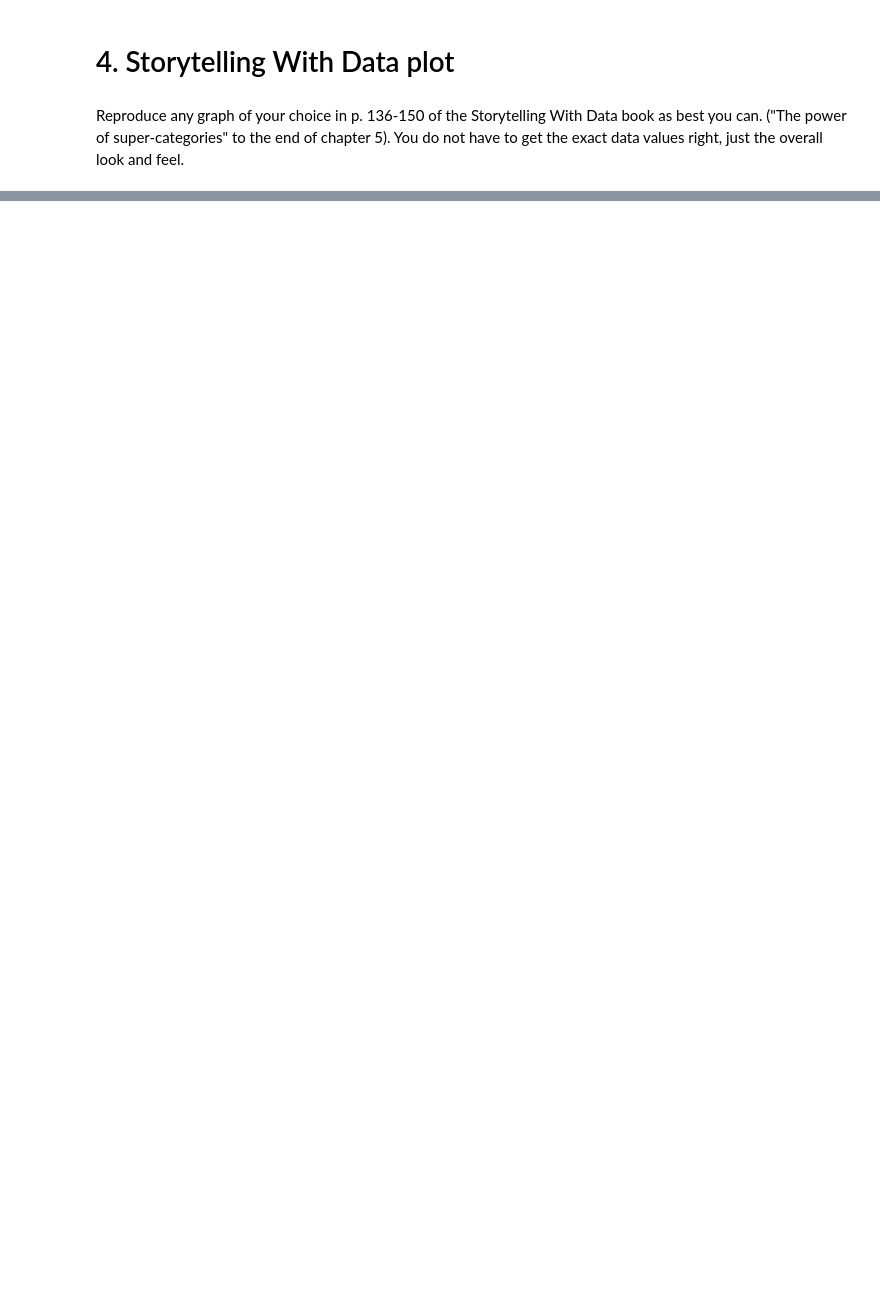
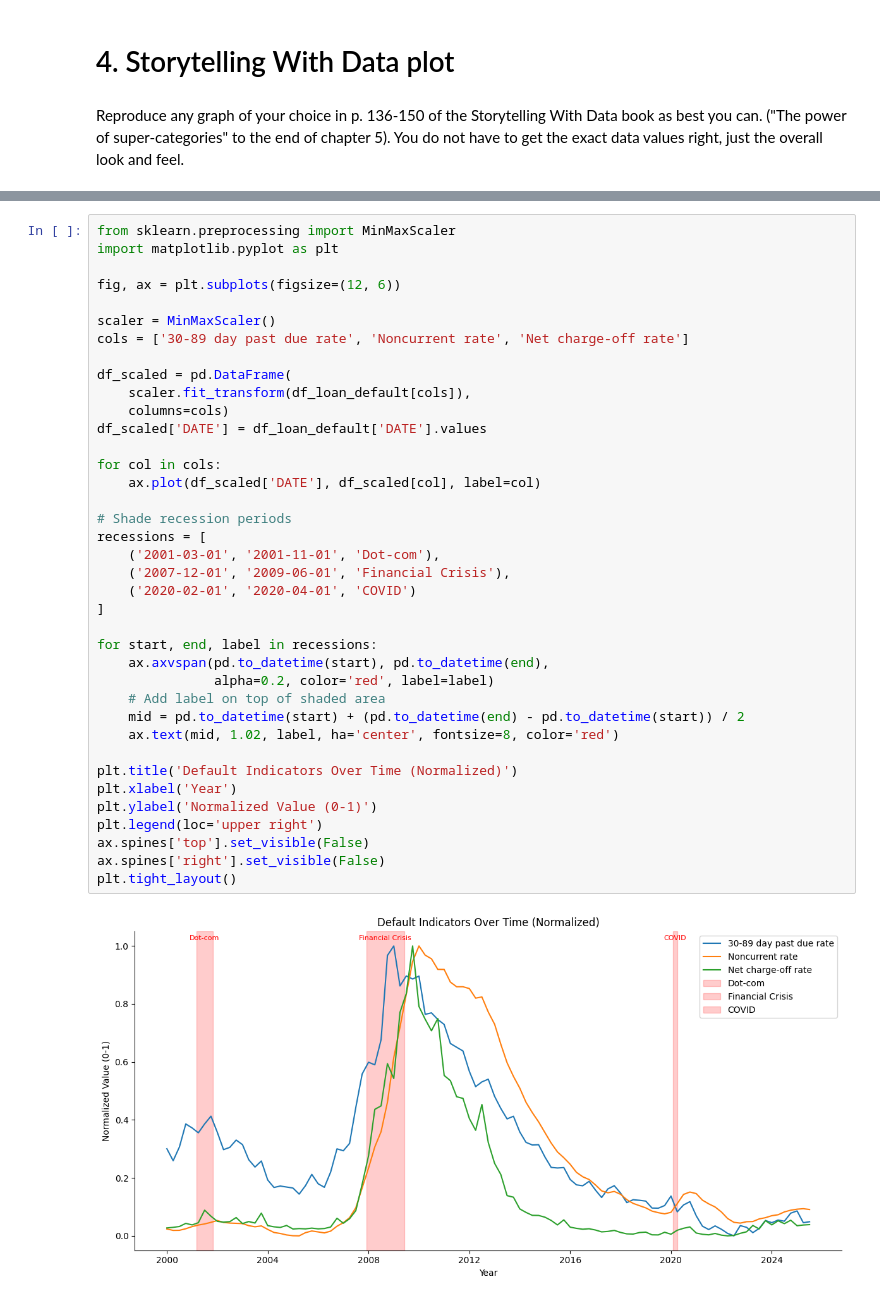
Before and after one commit to freddfredge/MIlestone-4-Capstone-DX69902, a Jupyter notebook: Week9.ipynb, the cells around one changed output, grey strips where cells are left out. Cells and saved outputs as stored; diff of their text form; blank space fills up the shorter version.

```diff
--- a/Week9.ipynb
+++ b/Week9.ipynb
@@ -195,0 +265,40 @@ Reproduce any graph of your choice in p. 136-150 of the Storytelling With Data b
+# %%
+from sklearn.preprocessing import MinMaxScaler
+import matplotlib.pyplot as plt
+
+fig, ax = plt.subplots(figsize=(12, 6))
+
+scaler = MinMaxScaler()
+cols = ['30-89 day past due rate', 'Noncurrent rate', 'Net charge-off rate']
+
+df_scaled = pd.DataFrame(
+    scaler.fit_transform(df_loan_default[cols]),
+    columns=cols)
+df_scaled['DATE'] = df_loan_default['DATE'].values
+
+for col in cols:
+    ax.plot(df_scaled['DATE'], df_scaled[col], label=col)
+
+# Shade recession periods
+recessions = [
+    ('2001-03-01', '2001-11-01', 'Dot-com'),
+    ('2007-12-01', '2009-06-01', 'Financial Crisis'),
+    ('2020-02-01', '2020-04-01', 'COVID')
+]
+
+for start, end, label in recessions:
+    ax.axvspan(pd.to_datetime(start), pd.to_datetime(end),
+               alpha=0.2, color='red', label=label)
+    # Add label on top of shaded area
+    mid = pd.to_datetime(start) + (pd.to_datetime(end) - pd.to_datetime(start)) / 2
+    ax.text(mid, 1.02, label, ha='center', fontsize=8, color='red')
+
+plt.title('Default Indicators Over Time (Normalized)')
+plt.xlabel('Year')
+plt.ylabel('Normalized Value (0-1)')
+plt.legend(loc='upper right')
+ax.spines['top'].set_visible(False)
+ax.spines['right'].set_visible(False)
+plt.tight_layout()
+# %% [output]
+[figure, added]
```
Also changed, not shown: parts of 9 cells of this notebook, 1 other file.
